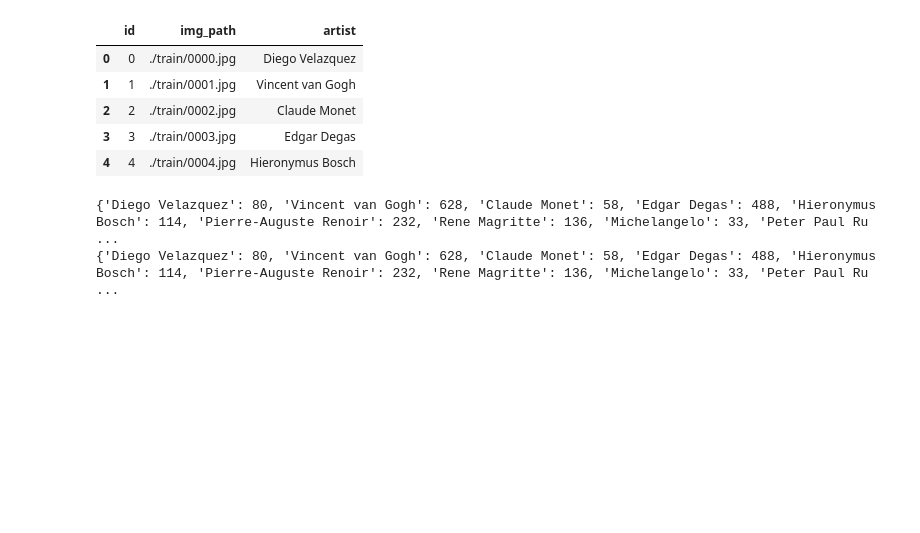
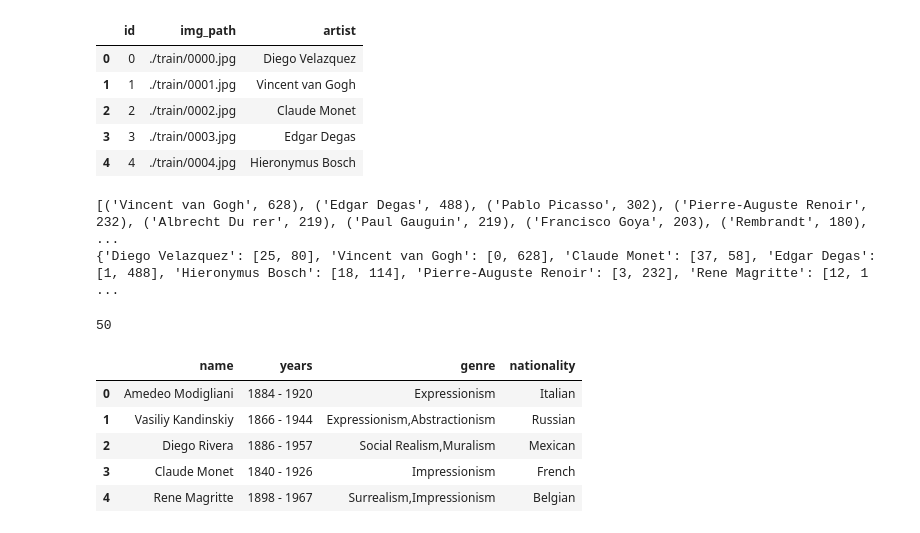
Before and after one commit to yunguks/dacon, a Jupyter notebook: art/datainfo.ipynb, the cells around one changed output. Cells and saved outputs as stored; diff of their text form; code cells hidden in the pictures; blank space fills up the shorter version.

```diff
--- a/art/datainfo.ipynb
+++ b/art/datainfo.ipynb
@@ -11,21 +11,32 @@ df.head()
 | 3 | 3 | ./train/0003.jpg | Edgar Degas |
 | 4 | 4 | ./train/0004.jpg | Hieronymus Bosch |
 # %%
-from collections import namedtuple
+from collections import OrderedDict
+classes = {}
+for i in df['artist']:
+    if i not in classes:
+        # count 데이터 수
+        classes[i] = 0
+    else:
+        classes[i] +=1
+convert_labels = sorted(classes.items(), key=lambda x : x[1], reverse=True)
+print(convert_labels)
 
-CityscapesClass = namedtuple('Art_class', ['name', 'id', 'train_label', 'category', 'category_id','count'])
-
-counts = {}
-for i in df['artist']:
-    if i not in counts:
-        counts[i] =0
-    else:
-        counts[i] +=1
-print(counts)
-labels = sorted(counts.items(), key=lambda x : x[1], reverse=True)
-for i in range(len(labels)):
-    counts[labels[0]]=i
-print(counts)
+for i in range(len(convert_labels)):
+    classes[convert_labels[i][0]]=[i,convert_labels[i][1]]
+print(classes)
 # %% [output]
-{'Diego Velazquez': 80, 'Vincent van Gogh': 628, 'Claude Monet': 58, 'Edgar Degas': 488, 'Hieronymus Bosch': 114, 'Pierre-Auguste Renoir': 232, 'Rene Magritte': 136, 'Michelangelo': 33, 'Peter Paul Ru ...
-{'Diego Velazquez': 80, 'Vincent van Gogh': 628, 'Claude Monet': 58, 'Edgar Degas': 488, 'Hieronymus Bosch': 114, 'Pierre-Auguste Renoir': 232, 'Rene Magritte': 136, 'Michelangelo': 33, 'Peter Paul Ru ...
+[('Vincent van Gogh', 628), ('Edgar Degas', 488), ('Pablo Picasso', 302), ('Pierre-Auguste Renoir', 232), ('Albrecht Du rer', 219), ('Paul Gauguin', 219), ('Francisco Goya', 203), ('Rembrandt', 180),  ...
+{'Diego Velazquez': [25, 80], 'Vincent van Gogh': [0, 628], 'Claude Monet': [37, 58], 'Edgar Degas': [1, 488], 'Hieronymus Bosch': [18, 114], 'Pierre-Auguste Renoir': [3, 232], 'Rene Magritte': [12, 1 ...
+# %%
+new_df = pd.read_csv('./Dataset/artists_info.csv')
+print(len(new_df))
+new_df.head()
+# %% [output]
+50
+|  | name | years | genre | nationality |
+| 0 | Amedeo Modigliani | 1884 - 1920 | Expressionism | Italian |
+| 1 | Vasiliy Kandinskiy | 1866 - 1944 | Expressionism,Abstractionism | Russian |
+| 2 | Diego Rivera | 1886 - 1957 | Social Realism,Muralism | Mexican |
+| 3 | Claude Monet | 1840 - 1926 | Impressionism | French |
+| 4 | Rene Magritte | 1898 - 1967 | Surrealism,Impressionism | Belgian |
```
Also changed, not shown: parts of 1 cell of this notebook, 1 other file.
